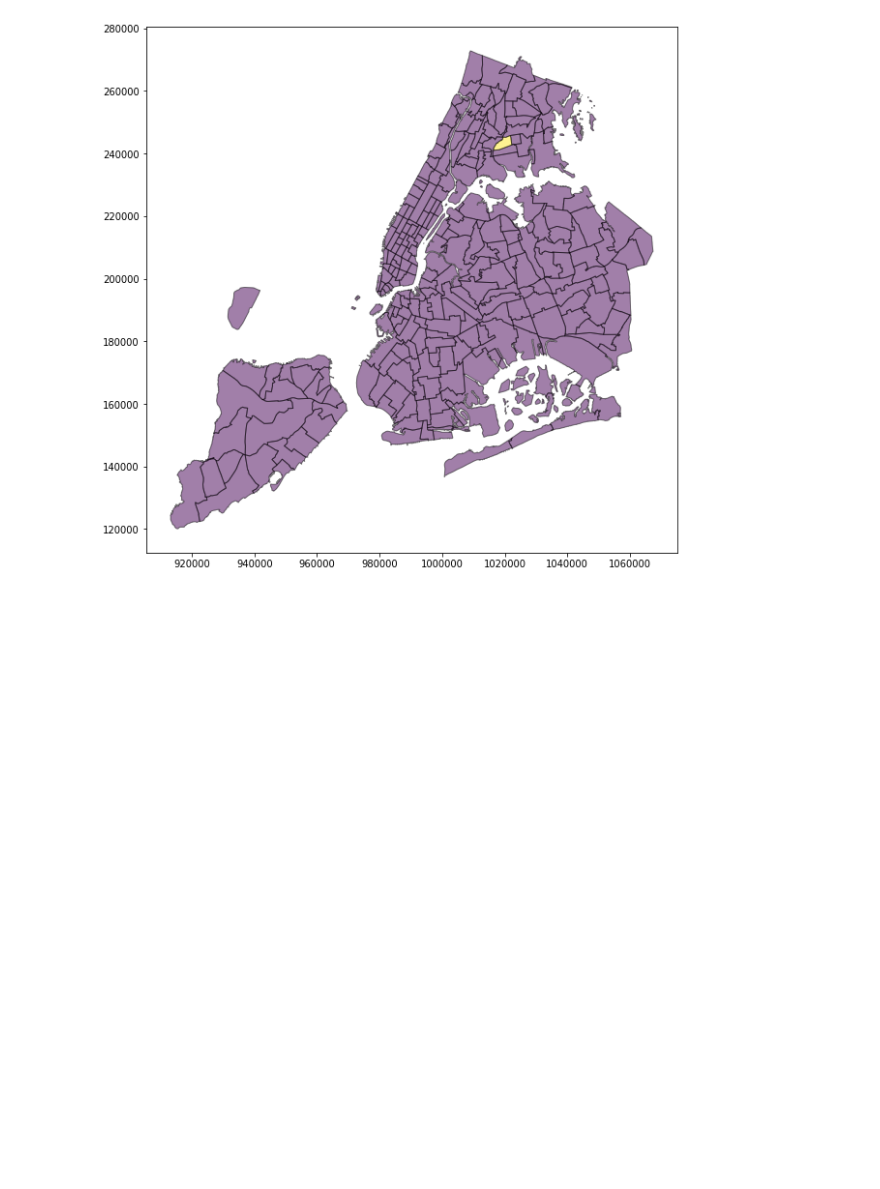
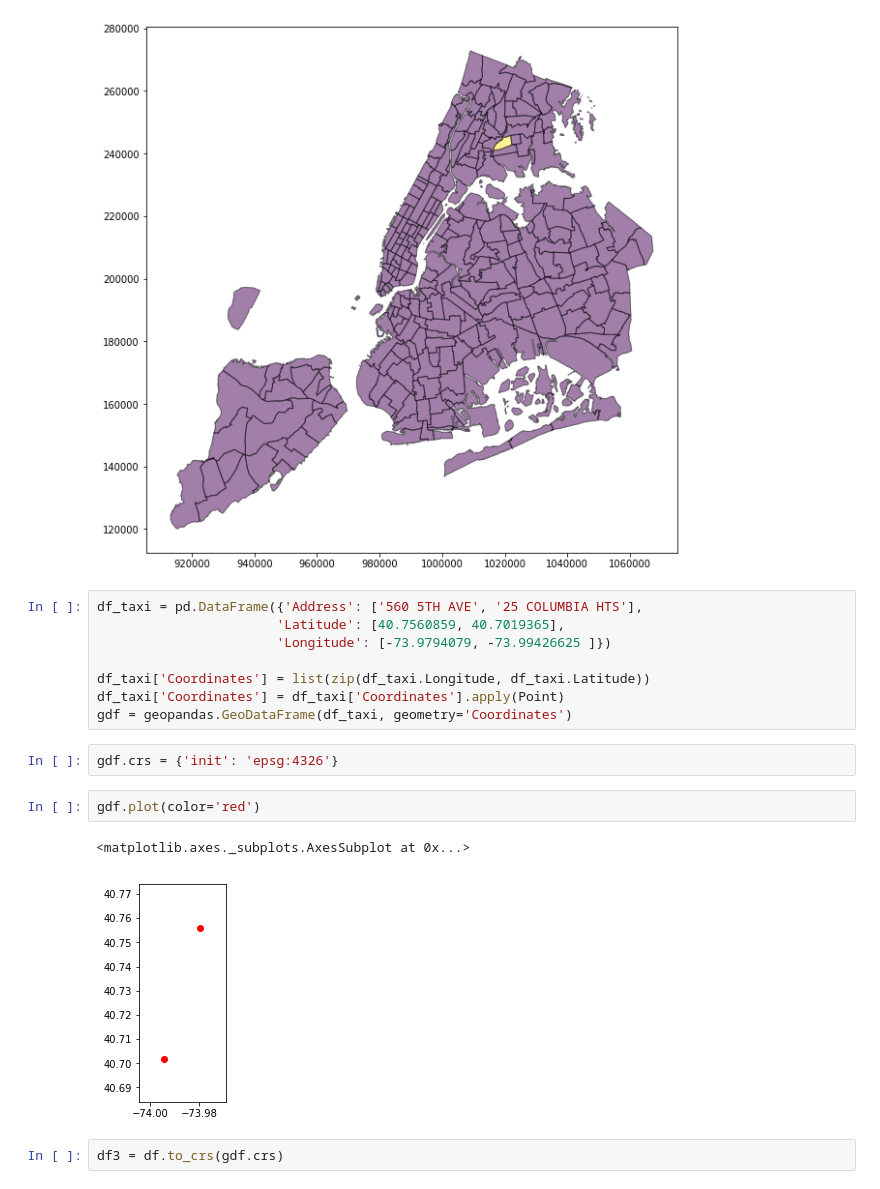
Before and after one commit to markstrefford/1.-Learning-Python-AI-by-Example, a Jupyter notebook: 3. Predicting Taxi Ride Duration/Source/notebooks/view_nyc_geo_data.ipynb, the cells around one changed output. Saved outputs shown, nothing was run; the diff lists cells and outputs as text; blank space fills up the shorter version.

```diff
--- a/3. Predicting Taxi Ride Duration/Source/notebooks/view_nyc_geo_data.ipynb
+++ b/3. Predicting Taxi Ride Duration/Source/notebooks/view_nyc_geo_data.ipynb
@@ -41,3 +37,20 @@ df2.loc[247, 'colour'] = 165
 ax = df.plot(figsize=(10, 10), alpha=0.5, edgecolor='k', column='colour')
 # %% [output]
 [figure]
+# %%
+df_taxi = pd.DataFrame({'Address': ['560 5TH AVE', '25 COLUMBIA HTS'],
+                       'Latitude': [40.7560859, 40.7019365],
+                       'Longitude': [-73.9794079, -73.99426625 ]})
+
+df_taxi['Coordinates'] = list(zip(df_taxi.Longitude, df_taxi.Latitude))
+df_taxi['Coordinates'] = df_taxi['Coordinates'].apply(Point)
+gdf = geopandas.GeoDataFrame(df_taxi, geometry='Coordinates')
+# %%
+gdf.crs = {'init': 'epsg:4326'}
+# %%
+gdf.plot(color='red')
+# %% [output]
+<matplotlib.axes._subplots.AxesSubplot at 0x...>
+[figure, added]
+# %%
+df3 = df.to_crs(gdf.crs)
```
Also changed, not shown: parts of 9 cells of this notebook.
